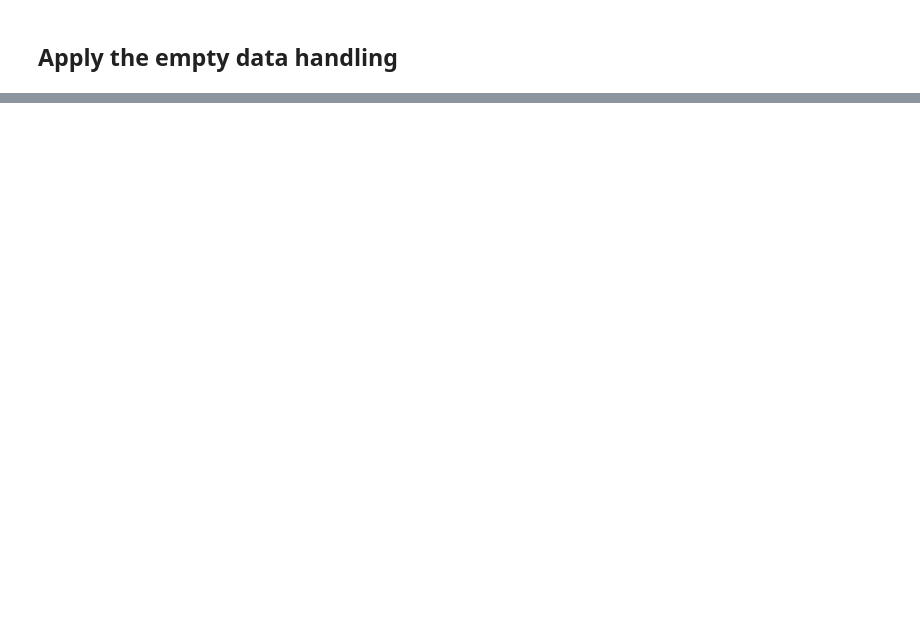
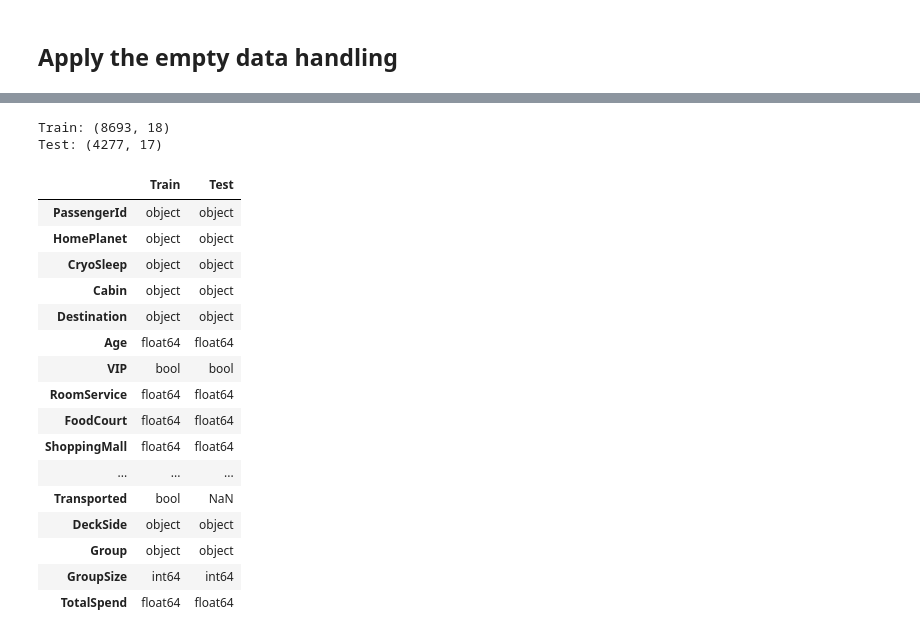
Before and after one commit to edoatley/ml, a Jupyter notebook: kaggle/competitions/spaceship-titanic/02-edo-space-titanic-prepare.ipynb, the cells around one changed output, grey strips where cells are left out. Saved outputs shown, nothing was run; the diff lists cells and outputs as text; code cells hidden in the pictures; blank space fills up the shorter version.

```diff
--- a/kaggle/competitions/spaceship-titanic/02-edo-space-titanic-prepare.ipynb
+++ b/kaggle/competitions/spaceship-titanic/02-edo-space-titanic-prepare.ipynb
@@ -594,0 +895,15 @@ Name: count, dtype: int64
+# %%
+# This function will handle empty values in the HomePlanet column
+
+def fill_in_missing_home(df: pd.DataFrame) -> pd.DataFrame:
+
+    # Calculate the mode of 'HomePlanet' within each group
+    homeplanet_modes = df.groupby('Group')['HomePlanet'].transform(lambda x: x.mode()[0] if not x.mode().empty else np.nan)
+
+    # Fill in missing 'HomePlanet' values with the mode of the 'HomePlanet' values in the same group
+    df['HomePlanet'].fillna(homeplanet_modes, inplace=True)
+
+    # If the mode is also NaN (i.e., all 'HomePlanet' values in a group are missing), fill in with 'Unknown'
+    df['HomePlanet'].fillna('Unknown', inplace=True)
+
+    return df
@@ -597,12 +955,34 @@ def handle_empty_data(df: pd.DataFrame) -> pd.DataFrame:
     # for the provided dataframe set VIP to False if it is null or NaN
     df['VIP'] = df['VIP'].fillna(False)
 
+    # for now we will use the median age to fill in the missing ages
+    df['Age'] = df['Age'].fillna(df['Age'].median())
+
     # for the provided dataframe set CryoSleep to False if TotalSpend is greater than 0
     UnknownCryoSpender = (df["CryoSleep"].isnull() | df["CryoSleep"].isna()) & (df["TotalSpend"] > 0)
     df.loc[UnknownCryoSpender, 'CryoSleep'] = False
+    df['CryoSleep'] = df['CryoSleep'].fillna('Unknown')
+
+    # Fill missing values in the 'Name' and 'Cabin' columns with 'Unknown'
+    df['Name'] = df['Name'].fillna('Unknown')
+    df['Cabin'] = df['Cabin'].fillna('Unknown')
+
+    df = fill_in_missing_spend(df)
+
+    df = fill_in_missing_home(df)
+
+    df = fill_in_missing_destination(df)
+
+    # fill in missing values in the DeckSide column with the mode for its group
+    df['DeckSide'] = df.groupby('Group')['DeckSide'].transform(
+        lambda x: x.fillna(x.mode()[0]) if not x.mode().empty else x.fillna('Unknown')
+        )
 
     return df
 
+train_df_b4 = train_df.copy()
+test_df_b4 = test_df.copy()
+
 train_df = handle_empty_data(train_df)
 test_df = handle_empty_data(test_df)
 # %%
@@ -613,0 +1062,28 @@ test_df.isnull().sum().sort_values(ascending = False)
+# %%
+# Check the shapes:
+
+print(f'Train: {train_df.shape}')
+print(f'Test: {test_df.shape}')
+
+# Check the train and test column data types side by side
+pd.concat([train_df.dtypes, test_df.dtypes], axis=1, keys=['Train', 'Test'])
+# %% [output]
+Train: (8693, 18)
+Test: (4277, 17)
+|  | Train | Test |
+| PassengerId | object | object |
+| HomePlanet | object | object |
+| CryoSleep | object | object |
+| Cabin | object | object |
+| Destination | object | object |
+| Age | float64 | float64 |
+| VIP | bool | bool |
+| RoomService | float64 | float64 |
+| FoodCourt | float64 | float64 |
+| ShoppingMall | float64 | float64 |
+| ... | ... | ... |
+| Transported | bool | NaN |
+| DeckSide | object | object |
+| Group | object | object |
+| GroupSize | int64 | int64 |
+| TotalSpend | float64 | float64 |
```
Also changed, not shown: parts of 29 cells of this notebook.
